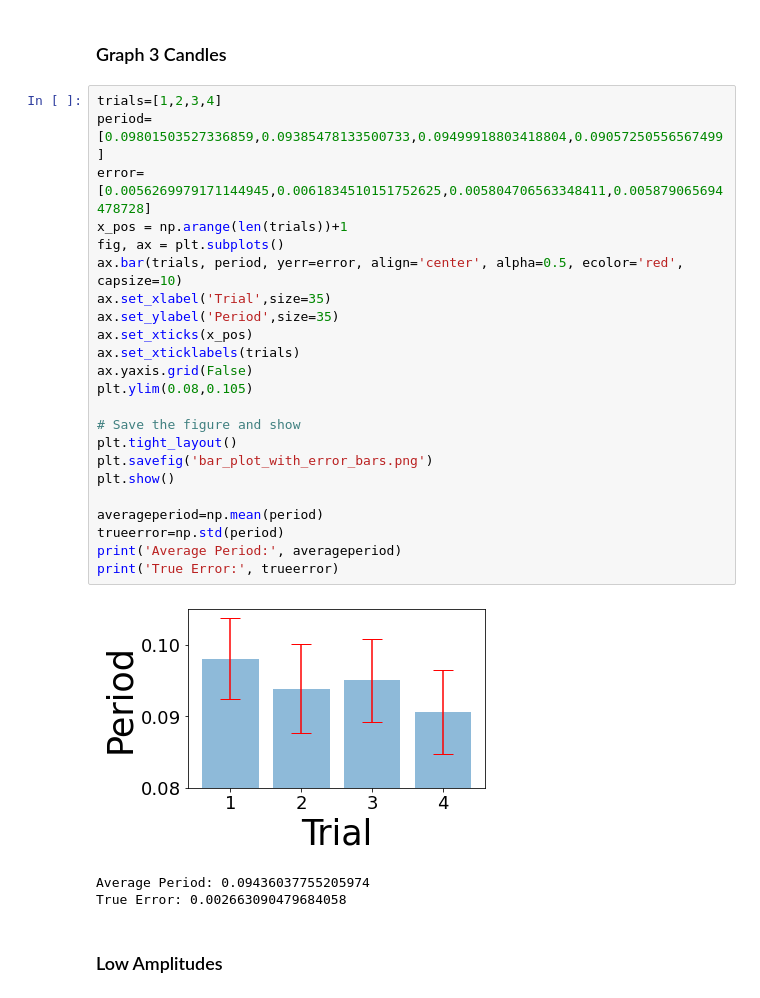
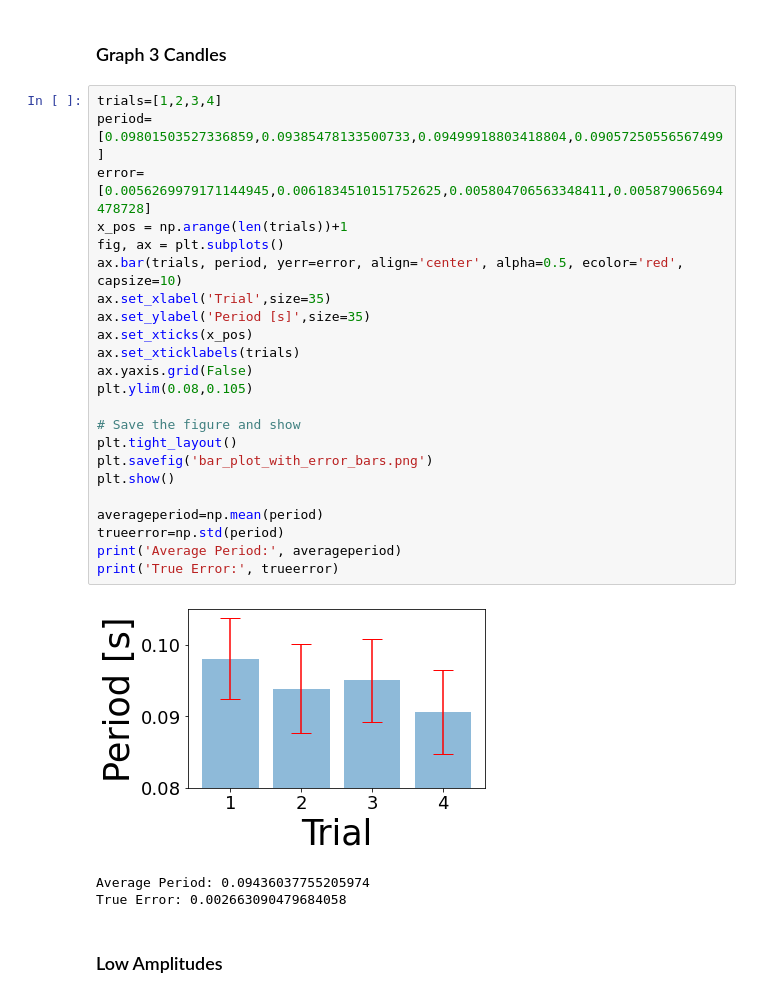
Before and after one commit to jblipper/339_Final_Project, a Jupyter notebook: video_analysis.ipynb, the cells around one changed output. Drawn from its saved outputs; the diff is of its cells as text.

```diff
--- a/video_analysis.ipynb
+++ b/video_analysis.ipynb
@@ -412,28 +412,28 @@ True Error: 0.0012279404504403873
 # %%
 trials=[1,2,3,4]
 period=[0.09801503527336859,0.09385478133500733,0.09499918803418804,0.09057250556567499]
 error=[0.0056269979171144945,0.0061834510151752625,0.005804706563348411,0.005879065694478728]
 x_pos = np.arange(len(trials))+1
 fig, ax = plt.subplots()
 ax.bar(trials, period, yerr=error, align='center', alpha=0.5, ecolor='red', capsize=10)
 ax.set_xlabel('Trial',size=35)
-ax.set_ylabel('Period',size=35)
+ax.set_ylabel('Period [s]',size=35)
 ax.set_xticks(x_pos)
 ax.set_xticklabels(trials)
 ax.yaxis.grid(False)
 plt.ylim(0.08,0.105)
 
 # Save the figure and show
 plt.tight_layout()
 plt.savefig('bar_plot_with_error_bars.png')
 plt.show()
 
 averageperiod=np.mean(period)
 trueerror=np.std(period)
 print('Average Period:', averageperiod)
 print('True Error:', trueerror)
 # %% [output]
-[figure, old version]
+[figure, new version]
 Average Period: 0.09436037755205974
 True Error: 0.002663090479684058
 # %% [markdown]
```
Also changed, not shown: parts of 3 cells of this notebook, 1 other file.
